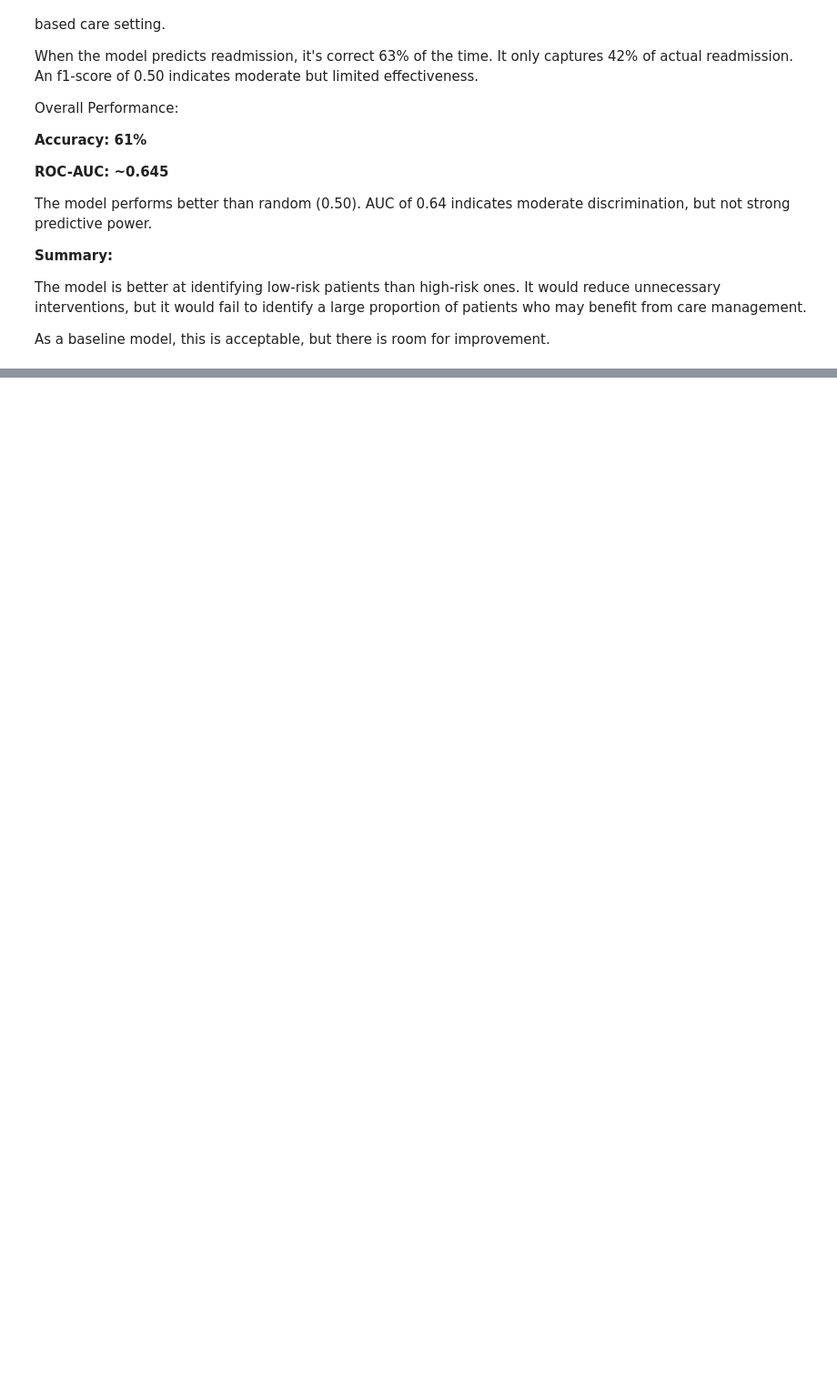
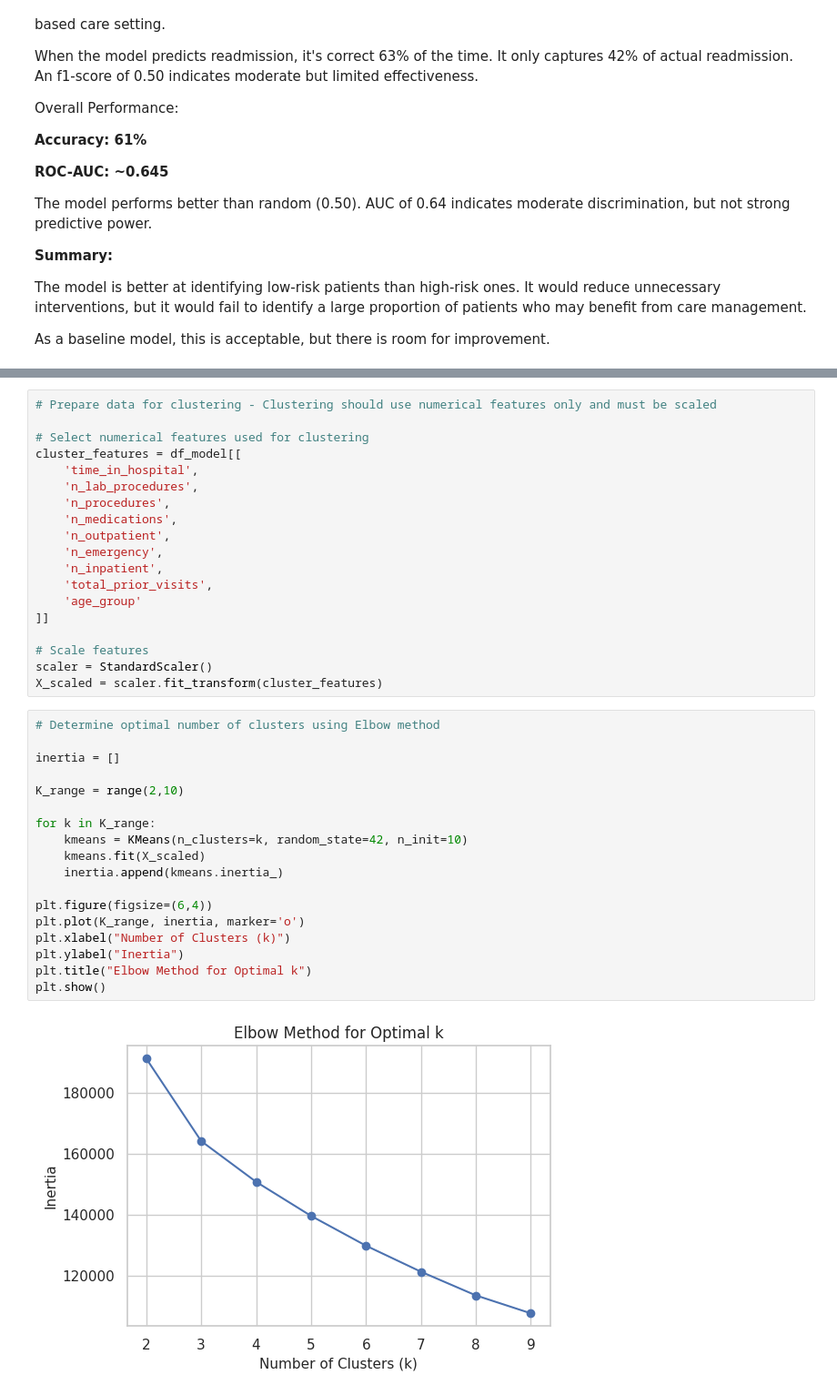
Before and after one commit to hjag038/hospital_readmission_risk, a Jupyter notebook: hospital_readmission_risk.ipynb, the cells around one changed output, grey strips where cells are left out. Shown at 91% size. Saved outputs shown, nothing was run; the diff lists cells and outputs as text; blank space fills up the shorter version.

```diff
--- a/hospital_readmission_risk.ipynb
+++ b/hospital_readmission_risk.ipynb
@@ -591,0 +1134,39 @@ As a baseline model, this is acceptable, but there is room for improvement.
+# %%
+# Prepare data for clustering - Clustering should use numerical features only and must be scaled
+
+# Select numerical features used for clustering
+cluster_features = df_model[[
+    'time_in_hospital',
+    'n_lab_procedures',
+    'n_procedures',
+    'n_medications',
+    'n_outpatient',
+    'n_emergency',
+    'n_inpatient',
+    'total_prior_visits',
+    'age_group'
+]]
+
+# Scale features
+scaler = StandardScaler()
+X_scaled = scaler.fit_transform(cluster_features)
+# %%
+# Determine optimal number of clusters using Elbow method
+
+inertia = []
+
+K_range = range(2,10)
+
+for k in K_range:
+    kmeans = KMeans(n_clusters=k, random_state=42, n_init=10)
+    kmeans.fit(X_scaled)
+    inertia.append(kmeans.inertia_)
+
+plt.figure(figsize=(6,4))
+plt.plot(K_range, inertia, marker='o')
+plt.xlabel("Number of Clusters (k)")
+plt.ylabel("Inertia")
+plt.title("Elbow Method for Optimal k")
+plt.show()
+# %% [output]
+[figure, added]
```
Also changed, not shown: parts of 56 cells of this notebook.
